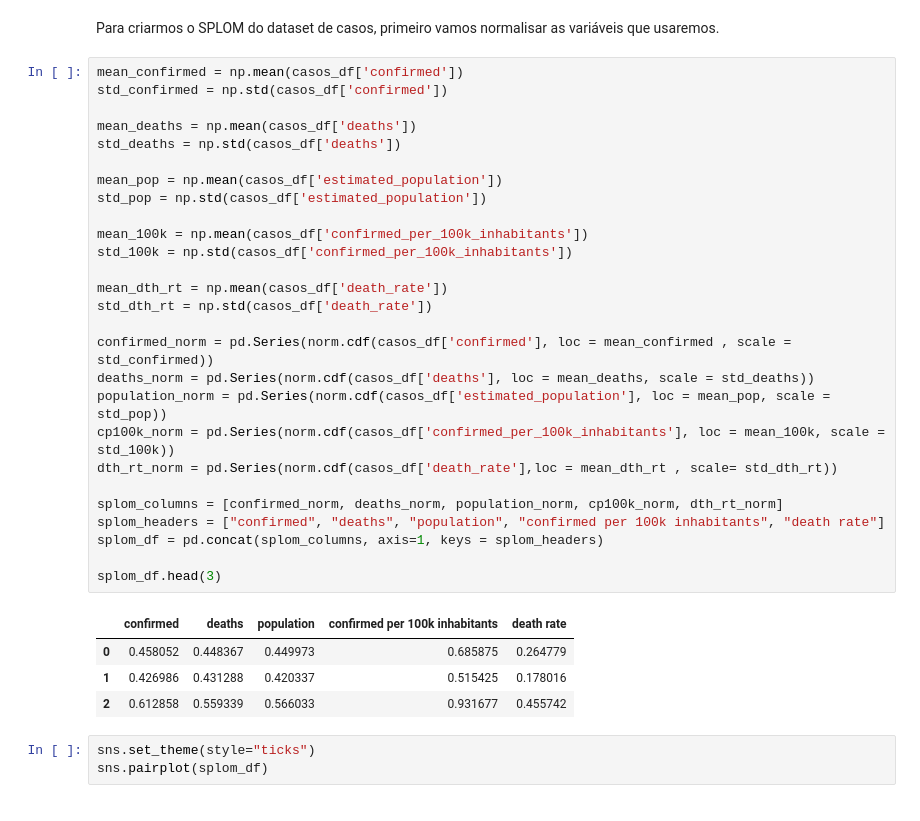
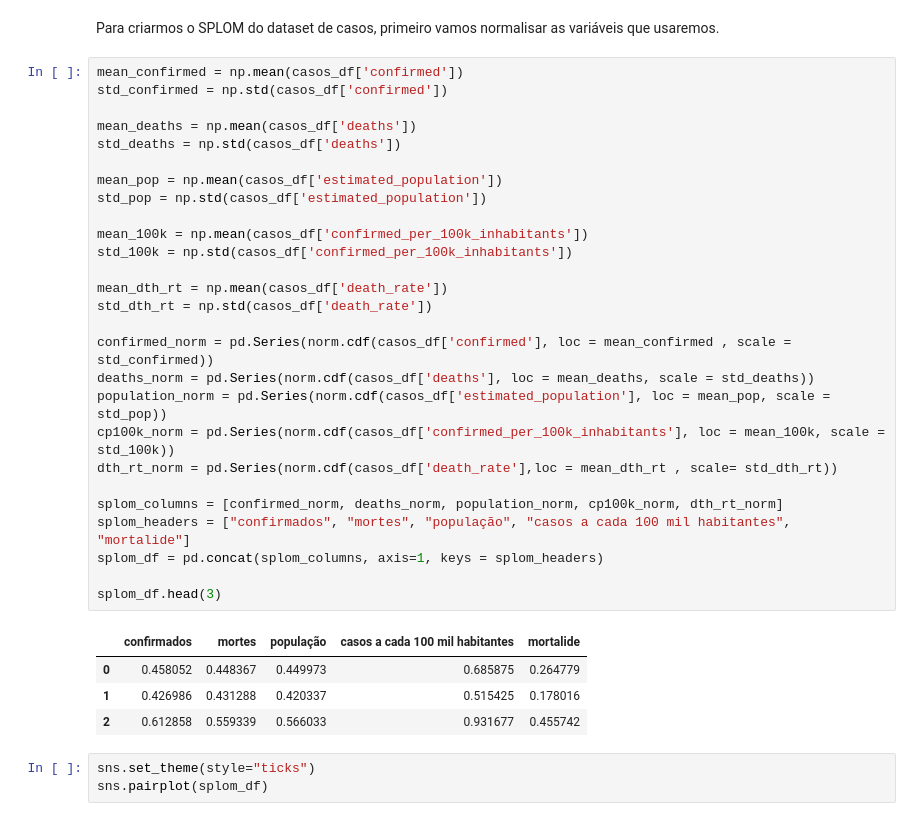
Before and after one commit to maxbarbosa/data-science-final-project, a Jupyter notebook: graphs.ipynb, the cells around one changed output. Drawn from its saved outputs; the diff is of its cells as text.

```diff
--- a/graphs.ipynb
+++ b/graphs.ipynb
@@ -88,32 +123,32 @@ Para criarmos o SPLOM do dataset de casos, primeiro vamos normalisar as variáve
 # %%
 mean_confirmed = np.mean(casos_df['confirmed'])
 std_confirmed = np.std(casos_df['confirmed'])
 
 mean_deaths = np.mean(casos_df['deaths'])
 std_deaths = np.std(casos_df['deaths'])
 
 mean_pop = np.mean(casos_df['estimated_population'])
 std_pop = np.std(casos_df['estimated_population'])
 
 mean_100k = np.mean(casos_df['confirmed_per_100k_inhabitants'])
 std_100k = np.std(casos_df['confirmed_per_100k_inhabitants'])
 
 mean_dth_rt = np.mean(casos_df['death_rate'])
 std_dth_rt = np.std(casos_df['death_rate'])
 
 confirmed_norm = pd.Series(norm.cdf(casos_df['confirmed'], loc = mean_confirmed , scale = std_confirmed))
 deaths_norm = pd.Series(norm.cdf(casos_df['deaths'], loc = mean_deaths, scale = std_deaths))
 population_norm = pd.Series(norm.cdf(casos_df['estimated_population'], loc = mean_pop, scale = std_pop))
 cp100k_norm = pd.Series(norm.cdf(casos_df['confirmed_per_100k_inhabitants'], loc = mean_100k, scale = std_100k))
 dth_rt_norm = pd.Series(norm.cdf(casos_df['death_rate'],loc = mean_dth_rt , scale= std_dth_rt))
 
 splom_columns = [confirmed_norm, deaths_norm, population_norm, cp100k_norm, dth_rt_norm]
-splom_headers = ["confirmed", "deaths", "population", "confirmed per 100k inhabitants", "death rate"]
+splom_headers = ["confirmados", "mortes", "população", "casos a cada 100 mil habitantes", "mortalide"]
 splom_df = pd.concat(splom_columns, axis=1, keys = splom_headers)
 
 splom_df.head(3)
 # %% [output]
-|  | confirmed | deaths | population | confirmed per 100k inhabitants | death rate |
+|  | confirmados | mortes | população | casos a cada 100 mil habitantes | mortalide |
 | 0 | 0.458052 | 0.448367 | 0.449973 | 0.685875 | 0.264779 |
 | 1 | 0.426986 | 0.431288 | 0.420337 | 0.515425 | 0.178016 |
 | 2 | 0.612858 | 0.559339 | 0.566033 | 0.931677 | 0.455742 |
```
Also changed, not shown: parts of 18 cells of this notebook, 5 other files.
